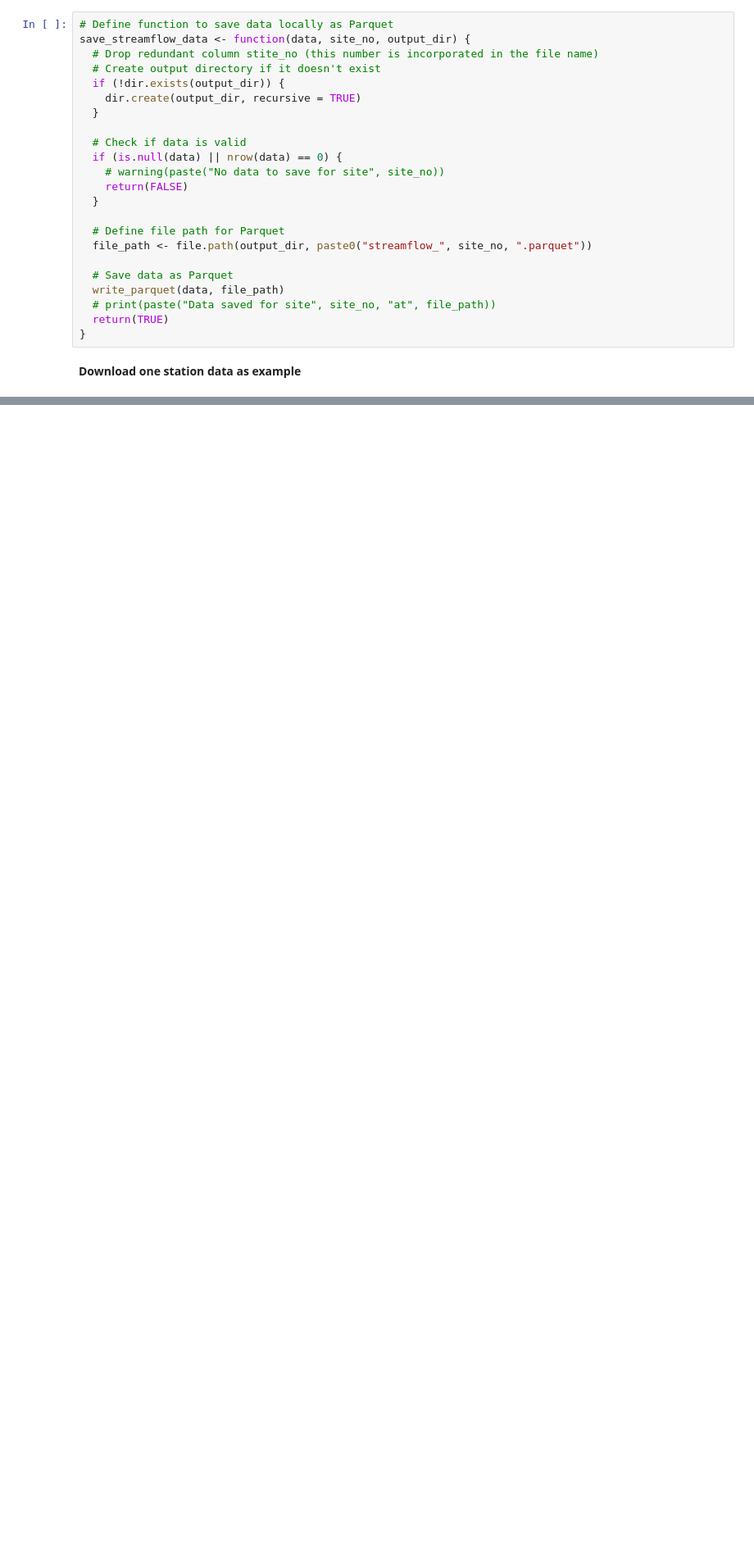
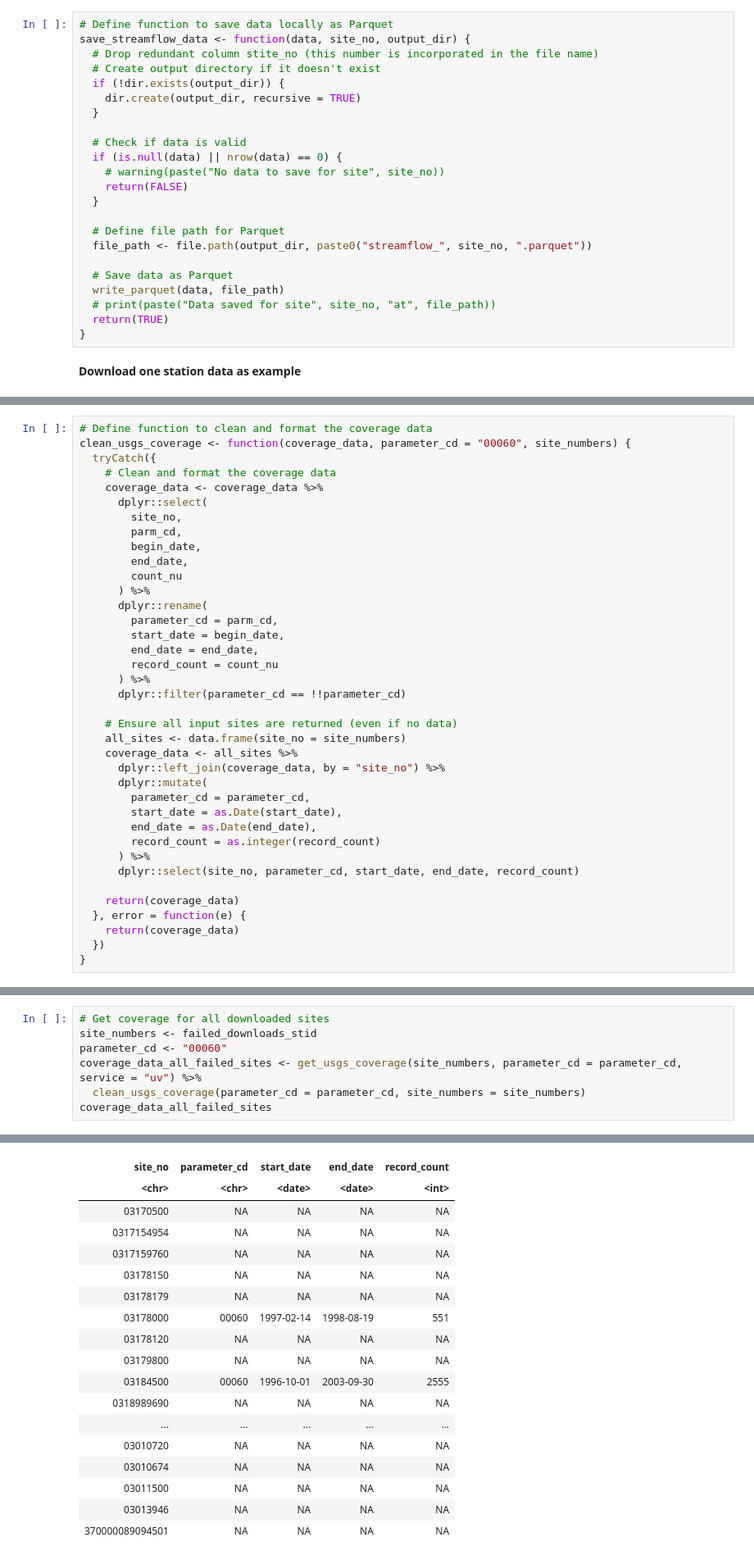
Before and after one commit to vpalvesalan/ML-ModClark-IUH-Model, a Jupyter notebook: notebooks/data_donwload/4_streaflow_download.ipynb, the cells around one changed output, grey strips where cells are left out. Shown at 82% size. Drawn from its saved outputs; the diff is of its cells as text; blank space fills up the shorter version.

```diff
--- a/notebooks/data_donwload/4_streaflow_download.ipynb
+++ b/notebooks/data_donwload/4_streaflow_download.ipynb
@@ -254,0 +468,38 @@ GET: https://nwis.waterservices.usgs.gov/nwis/iv/?site=03178000&format=waterml,1
+# %%
+# Define function to clean and format the coverage data
+clean_usgs_coverage <- function(coverage_data, parameter_cd = "00060", site_numbers) {
+  tryCatch({
+    # Clean and format the coverage data
+    coverage_data <- coverage_data %>%
+      dplyr::select(
+        site_no,
+        parm_cd,
+        begin_date,
+        end_date,
+        count_nu
+      ) %>%
+      dplyr::rename(
+        parameter_cd = parm_cd,
+        start_date = begin_date,
+        end_date = end_date,
+        record_count = count_nu
+      ) %>%
+      dplyr::filter(parameter_cd == !!parameter_cd)
+
+    # Ensure all input sites are returned (even if no data)
+    all_sites <- data.frame(site_no = site_numbers)
+    coverage_data <- all_sites %>%
+      dplyr::left_join(coverage_data, by = "site_no") %>%
+      dplyr::mutate(
+        parameter_cd = parameter_cd,
+        start_date = as.Date(start_date),
+        end_date = as.Date(end_date),
+        record_count = as.integer(record_count)
+      ) %>%
+      dplyr::select(site_no, parameter_cd, start_date, end_date, record_count)
+
+    return(coverage_data)
+  }, error = function(e) {
+    return(coverage_data)
+  })
+}
@@ -254,0 +524,8 @@ GET: https://nwis.waterservices.usgs.gov/nwis/iv/?site=03178000&format=waterml,1
+# %%
+# Get coverage for all downloaded sites
+site_numbers <- failed_downloads_stid
+parameter_cd <- "00060"
+coverage_data_all_failed_sites <- get_usgs_coverage(site_numbers, parameter_cd = parameter_cd, service = "uv") %>%
+  clean_usgs_coverage(parameter_cd = parameter_cd, site_numbers = site_numbers)
+coverage_data_all_failed_sites
+# %% [output]
@@ -254,0 +534,18 @@ GET: https://nwis.waterservices.usgs.gov/nwis/iv/?site=03178000&format=waterml,1
+| site_no | parameter_cd | start_date | end_date | record_count |
+| <chr> | <chr> | <date> | <date> | <int> |
+| 03170500 | NA | NA | NA | NA |
+| 0317154954 | NA | NA | NA | NA |
+| 0317159760 | NA | NA | NA | NA |
+| 03178150 | NA | NA | NA | NA |
+| 03178179 | NA | NA | NA | NA |
+| 03178000 | 00060 | 1997-02-14 | 1998-08-19 | 551 |
+| 03178120 | NA | NA | NA | NA |
+| 03179800 | NA | NA | NA | NA |
+| 03184500 | 00060 | 1996-10-01 | 2003-09-30 | 2555 |
+| 0318989690 | NA | NA | NA | NA |
+| ... | ... | ... | ... | ... |
+| 03010720 | NA | NA | NA | NA |
+| 03010674 | NA | NA | NA | NA |
+| 03011500 | NA | NA | NA | NA |
+| 03013946 | NA | NA | NA | NA |
+| 370000089094501 | NA | NA | NA | NA |
```
Also changed, not shown: parts of 35 cells of this notebook.
